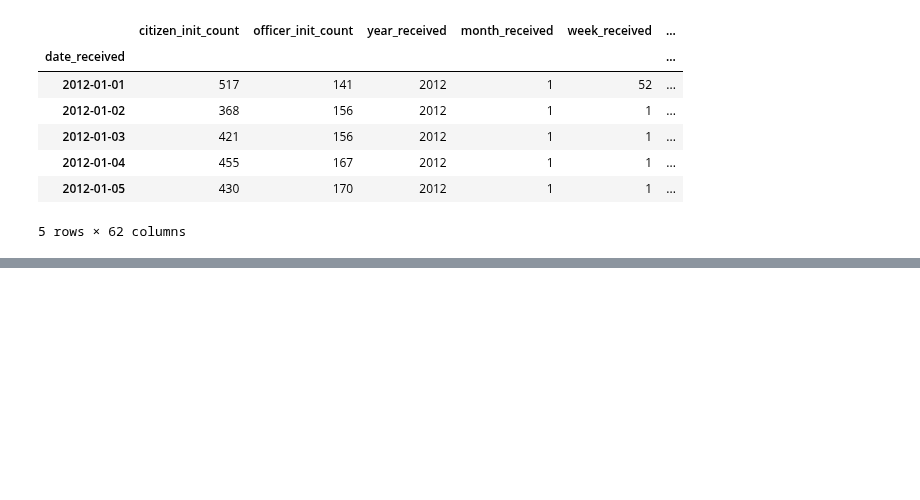
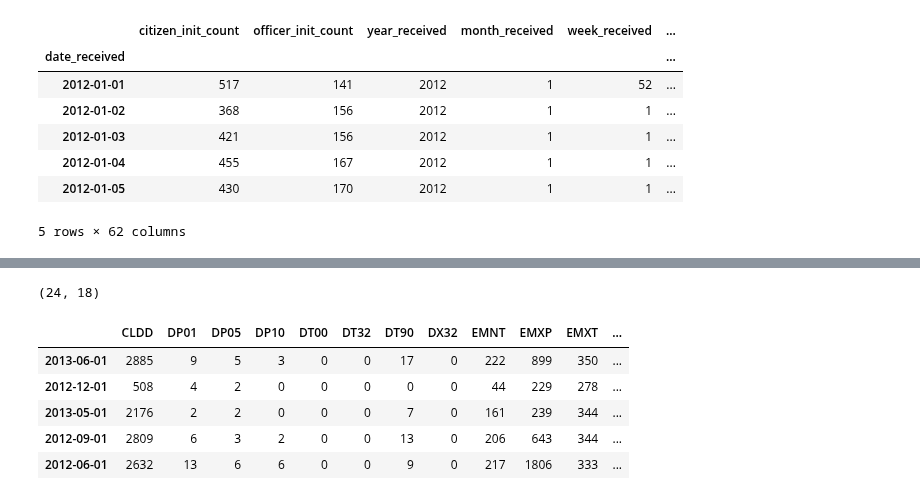
Before and after one commit to shihabhasan/call-for-service, a Jupyter notebook: working_files/notebooks/Time Series Analysis.ipynb, the cells around one changed output, grey strips where cells are left out. Cells and saved outputs as stored; diff of their text form; code cells hidden in the pictures; blank space fills up the shorter version.

```diff
--- a/working_files/notebooks/Time Series Analysis.ipynb
+++ b/working_files/notebooks/Time Series Analysis.ipynb
@@ -414,0 +521,18 @@ AttributeError: Cannot access attribute 'shape' of 'DataFrameGroupBy' objects, t
+# %%
+weather_df = load_weather_data('../csv_data/tampa_weather_monthly.csv')
+"""
+# We only want columns that are also available for the durham data
+for col in weather_df:
+    if col not in durham_cols:
+        weather_df = weather_df.drop(col, axis=1)
+"""
+print(weather_df.shape)
+weather_df.head()
+# %% [output]
+(24, 18)
+|  | CLDD | DP01 | DP05 | DP10 | DT00 | DT32 | DT90 | DX32 | EMNT | EMXP | EMXT | ... |
+| 2013-06-01 | 2885 | 9 | 5 | 3 | 0 | 0 | 17 | 0 | 222 | 899 | 350 | ... |
+| 2012-12-01 | 508 | 4 | 2 | 0 | 0 | 0 | 0 | 0 | 44 | 229 | 278 | ... |
+| 2013-05-01 | 2176 | 2 | 2 | 0 | 0 | 0 | 7 | 0 | 161 | 239 | 344 | ... |
+| 2012-09-01 | 2809 | 6 | 3 | 2 | 0 | 0 | 13 | 0 | 206 | 643 | 344 | ... |
+| 2012-06-01 | 2632 | 13 | 6 | 6 | 0 | 0 | 9 | 0 | 217 | 1806 | 333 | ... |
```
Also changed, not shown: parts of 13 cells of this notebook, 1 other file.
